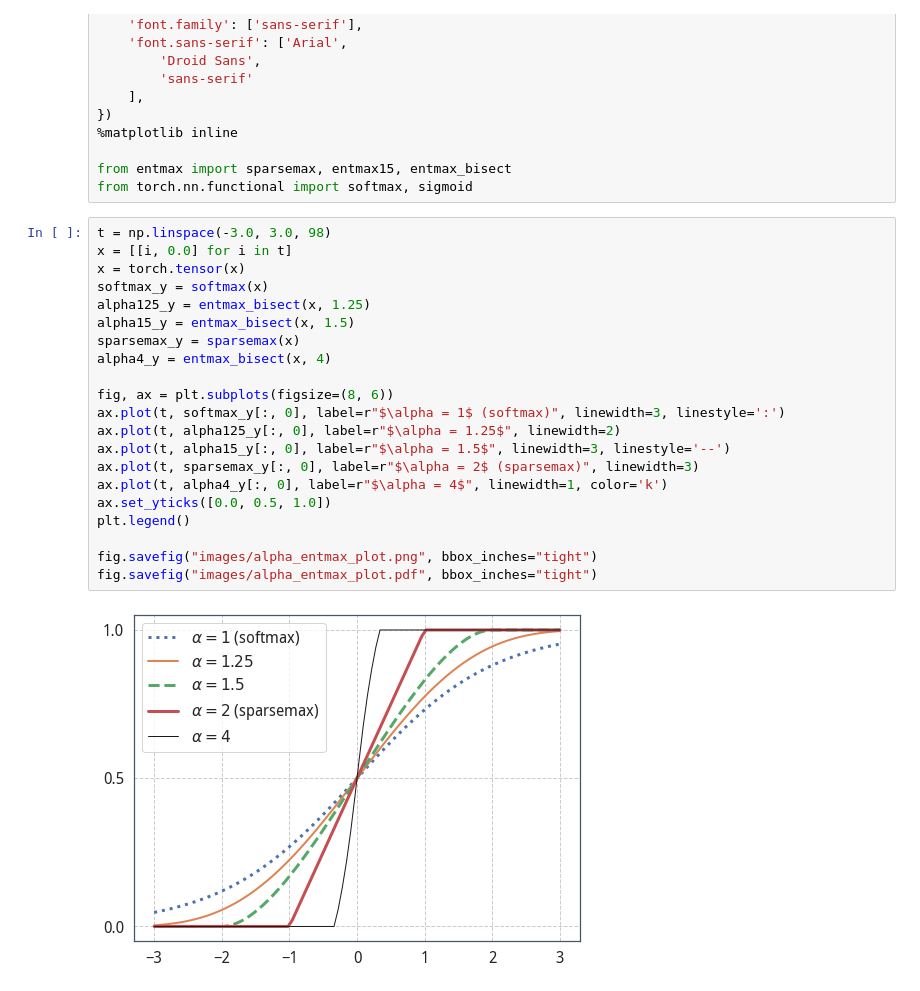
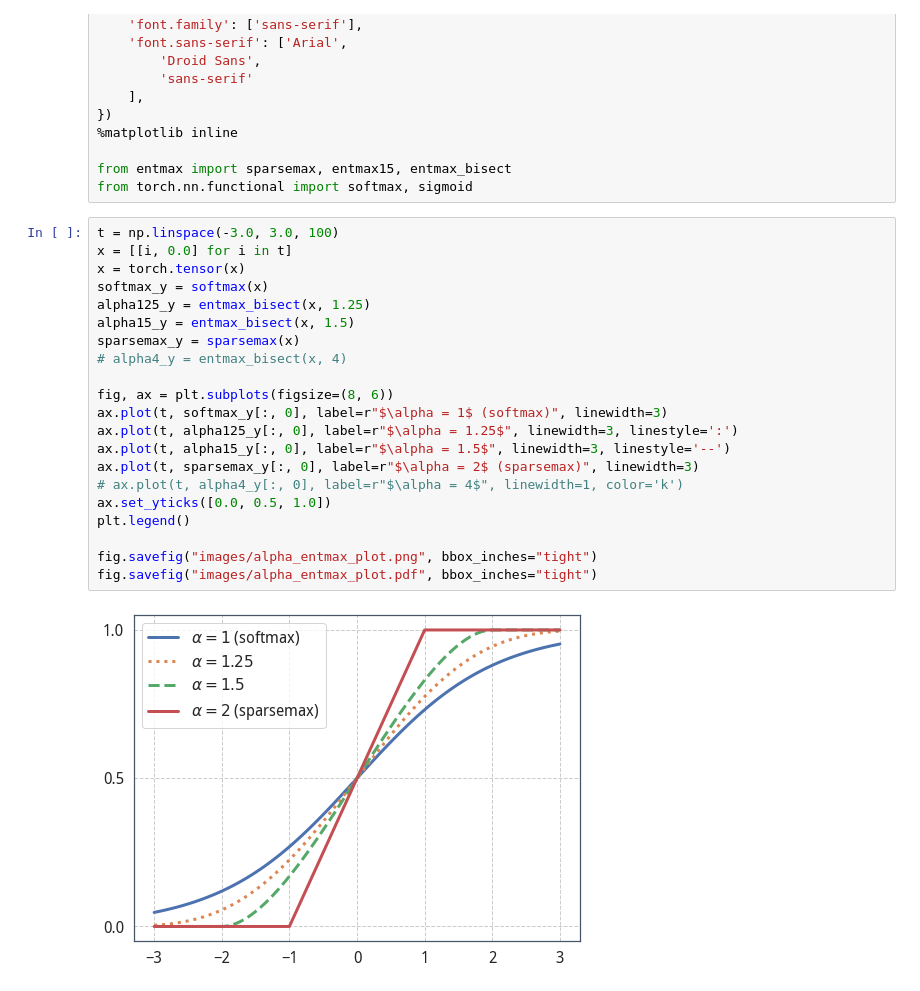
Before and after one commit to erikdao/sparse-detector, a Jupyter notebook: notebooks/visualize_activation_function.ipynb, the cells around one changed output. Cells and saved outputs as stored; diff of their text form.

Commit message:
Update plots

```diff
--- a/notebooks/visualize_activation_function.ipynb
+++ b/notebooks/visualize_activation_function.ipynb
@@ -41,25 +41,25 @@ sns.set_style("whitegrid", {
 from entmax import sparsemax, entmax15, entmax_bisect
 from torch.nn.functional import softmax, sigmoid
 # %%
-t = np.linspace(-3.0, 3.0, 98)
+t = np.linspace(-3.0, 3.0, 100)
 x = [[i, 0.0] for i in t]
 x = torch.tensor(x)
 softmax_y = softmax(x)
 alpha125_y = entmax_bisect(x, 1.25)
 alpha15_y = entmax_bisect(x, 1.5)
 sparsemax_y = sparsemax(x)
-alpha4_y = entmax_bisect(x, 4)
+# alpha4_y = entmax_bisect(x, 4)
 
 fig, ax = plt.subplots(figsize=(8, 6))
-ax.plot(t, softmax_y[:, 0], label=r"$\alpha = 1$ (softmax)", linewidth=3, linestyle=':')
-ax.plot(t, alpha125_y[:, 0], label=r"$\alpha = 1.25$", linewidth=2)
+ax.plot(t, softmax_y[:, 0], label=r"$\alpha = 1$ (softmax)", linewidth=3)
+ax.plot(t, alpha125_y[:, 0], label=r"$\alpha = 1.25$", linewidth=3, linestyle=':')
 ax.plot(t, alpha15_y[:, 0], label=r"$\alpha = 1.5$", linewidth=3, linestyle='--')
 ax.plot(t, sparsemax_y[:, 0], label=r"$\alpha = 2$ (sparsemax)", linewidth=3)
-ax.plot(t, alpha4_y[:, 0], label=r"$\alpha = 4$", linewidth=1, color='k')
+# ax.plot(t, alpha4_y[:, 0], label=r"$\alpha = 4$", linewidth=1, color='k')
 ax.set_yticks([0.0, 0.5, 1.0])
 plt.legend()
 
 fig.savefig("images/alpha_entmax_plot.png", bbox_inches="tight")
 fig.savefig("images/alpha_entmax_plot.pdf", bbox_inches="tight")
 # %% [output]
-[figure, old version]
+[figure, new version]
```
Also changed, not shown: 2 other files.
